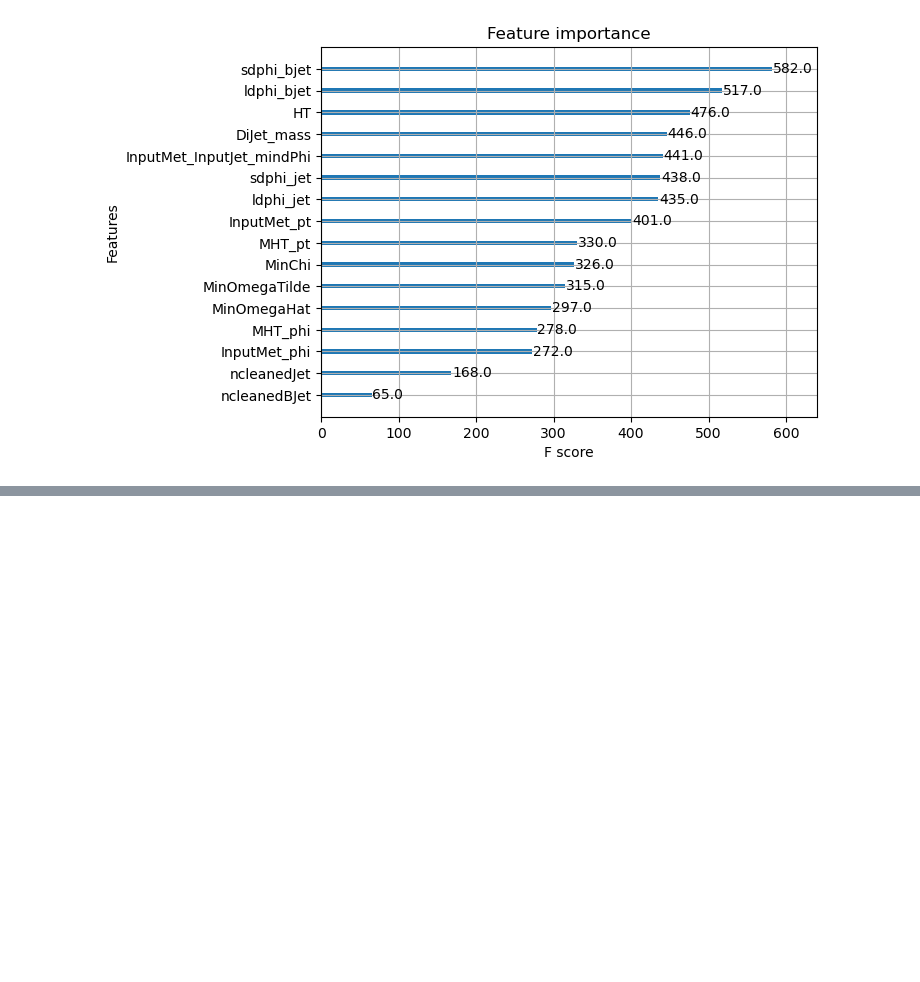
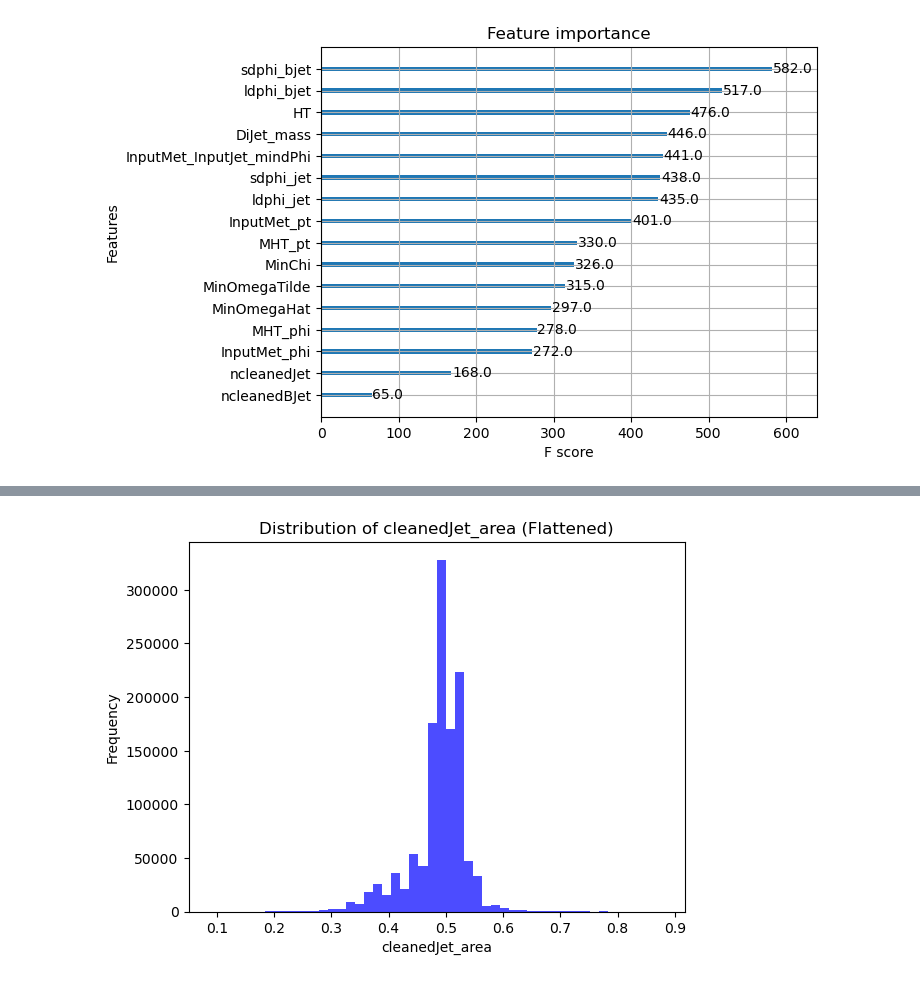
Before and after one commit to inigostibbe/msciproject, a Jupyter notebook: initialanalysis.ipynb, the cells around one changed output, grey strips where cells are left out. Drawn from its saved outputs; the diff is of its cells as text; code cells hidden in the pictures; blank space fills up the shorter version.

```diff
--- a/initialanalysis.ipynb
+++ b/initialanalysis.ipynb
@@ -192,0 +254,12 @@ xgb.plot_importance(model)
+# %%
+cleanedJet_area = signal_data["cleanedJet_area"]
+flattened_data = np.concatenate(cleanedJet_area.values)
+
+# Now you can visualize the flattened data
+plt.hist(flattened_data, bins=50, color='blue', alpha=0.7)
+plt.title('Distribution of cleanedJet_area (Flattened)')
+plt.xlabel('cleanedJet_area')
+plt.ylabel('Frequency')
+plt.show()
+# %% [output]
+[figure, added]
```
Also changed, not shown: parts of 19 cells of this notebook, 1 other file.
